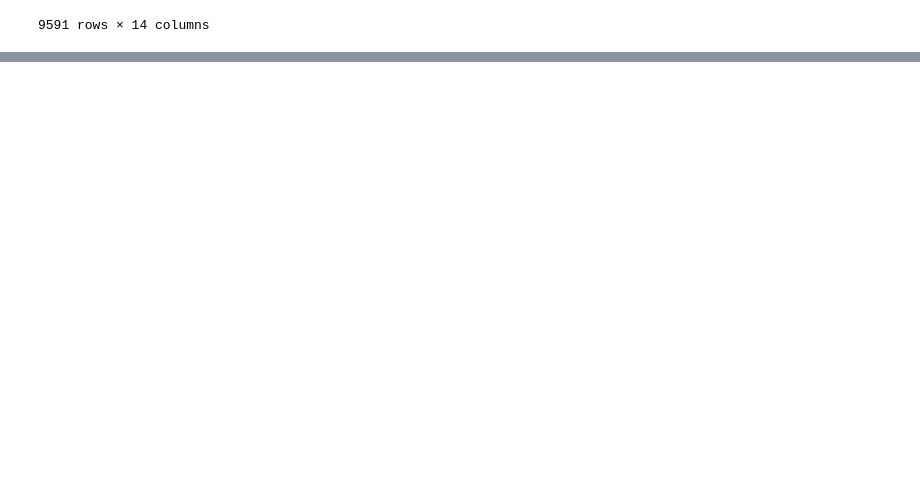
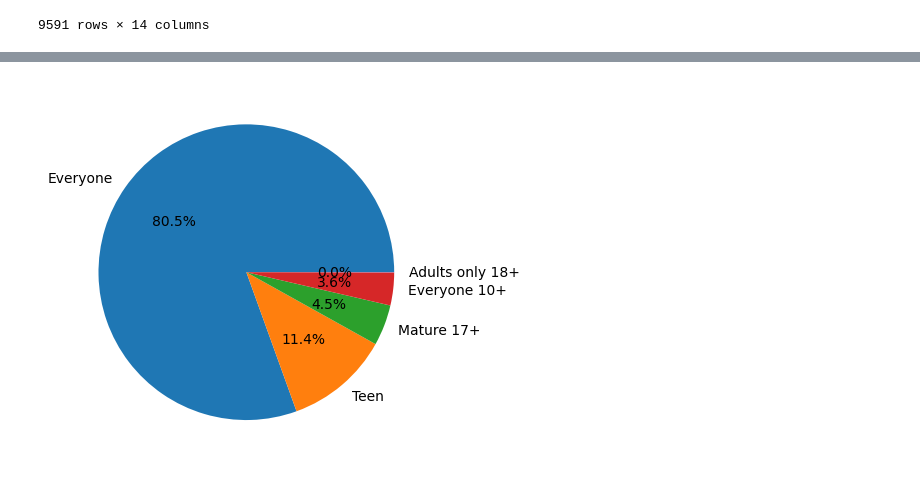
Before and after one commit to gggvitalii90/python_analytics_ich_120925, a Jupyter notebook: notebooks/Python for DA_L19.ipynb, the cells around one changed output, grey strips where cells are left out. Cells and saved outputs as stored; diff of their text form; code cells hidden in the pictures; blank space fills up the shorter version.

```diff
--- a/notebooks/Python for DA_L19.ipynb
+++ b/notebooks/Python for DA_L19.ipynb
@@ -381,0 +383,7 @@ Passing `palette` without assigning `hue` is deprecated and will be removed in v
+# %%
+counts = google_free['Content Rating'].value_counts()
+
+plt.pie(counts, labels=counts.index, autopct='%1.1f%%')
+plt.show()
+# %% [output]
+[figure, added]
```
Also changed, not shown: parts of 3 cells of this notebook.
